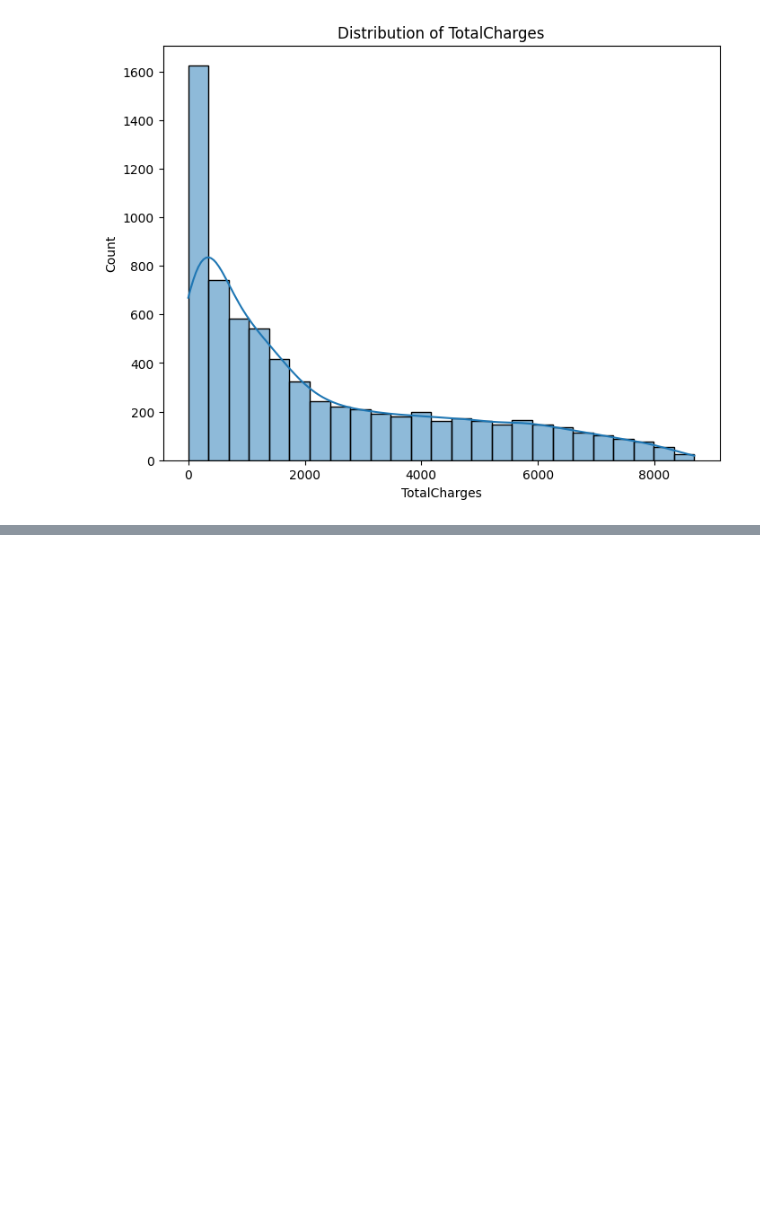
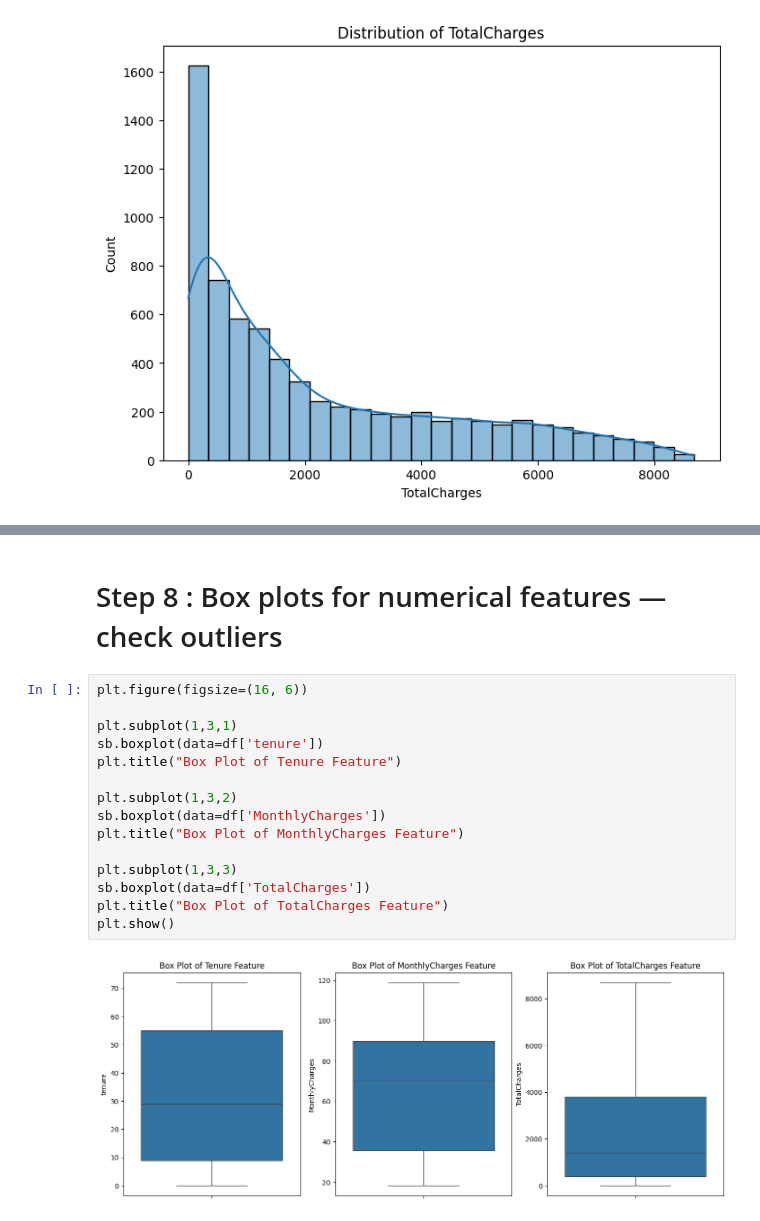
Before and after one commit to Sufiyan1637/Churn_Prediction, a Jupyter notebook: Churn_Prediction.ipynb, the cells around one changed output, grey strips where cells are left out. Drawn from its saved outputs; the diff is of its cells as text; blank space fills up the shorter version.

Commit message:
Perform box plot and correlation heatmap analysis

```diff
--- a/Churn_Prediction.ipynb
+++ b/Churn_Prediction.ipynb
@@ -256,3 +256,22 @@ plot_histogram(df, "TotalCharges")
     * A long right tail extends up to around $9,000.
     * No distinct secondary peaks, indicating a single dominant distribution.
     * No obvious outliers, as higher values are expected for long-term customers with higher monthly charges.
+# %% [markdown]
+# Step 8 : Box plots for numerical features — check outliers
+# %%
+plt.figure(figsize=(16, 6))
+
+plt.subplot(1,3,1)
+sb.boxplot(data=df['tenure'])
+plt.title("Box Plot of Tenure Feature")
+
+plt.subplot(1,3,2)
+sb.boxplot(data=df['MonthlyCharges'])
+plt.title("Box Plot of MonthlyCharges Feature")
+
+plt.subplot(1,3,3)
+sb.boxplot(data=df['TotalCharges'])
+plt.title("Box Plot of TotalCharges Feature")
+plt.show()
+# %% [output]
+[figure, added]
```
Also changed, not shown: parts of 4 cells of this notebook.
